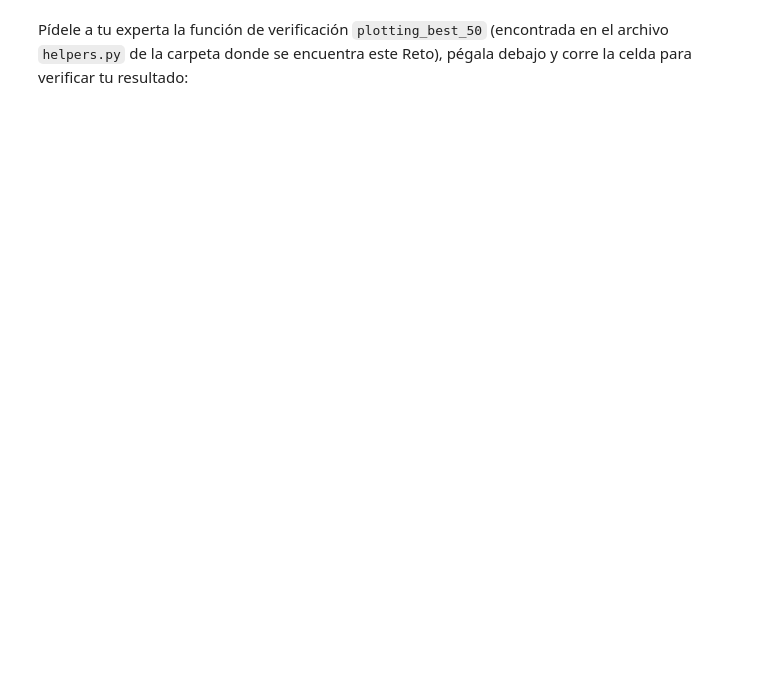
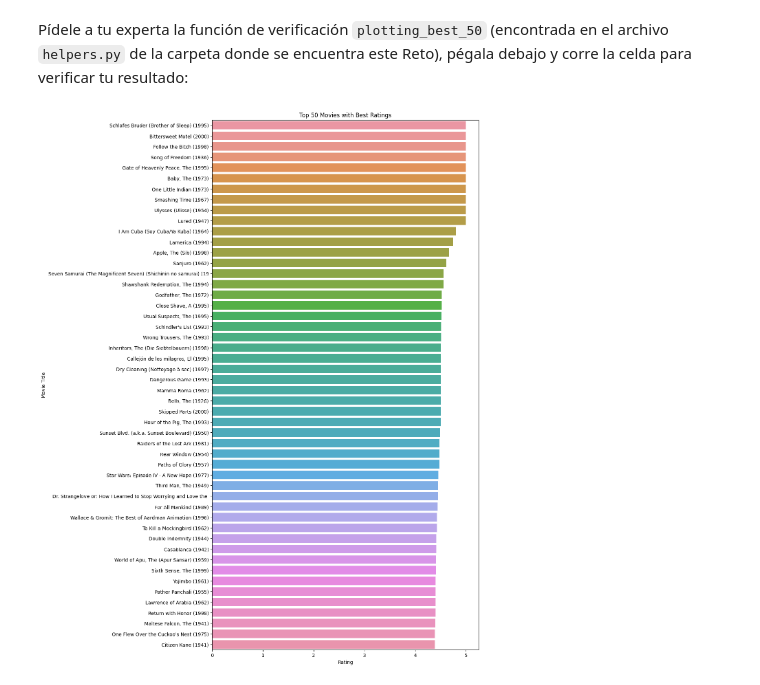
Before and after one commit to mornaeldernar/Bedu, a Jupyter notebook: Sesion-08/Reto-04/las_mejores_50.ipynb, the cells around one changed output. Cells and saved outputs as stored; diff of their text form; code cells hidden in the pictures; blank space fills up the shorter version.

```diff
--- a/Sesion-08/Reto-04/las_mejores_50.ipynb
+++ b/Sesion-08/Reto-04/las_mejores_50.ipynb
@@ -51,5 +52,10 @@ ratings.head()
 | 2 | 1 | 914 | 3 | 978301968 |
 | 3 | 1 | 3408 | 4 | 978300275 |
 | 4 | 1 | 2355 | 5 | 978824291 |
+# %%
+# ponemos los indices
+movies = movies.set_index('movies_id',drop=True)
+ratings = ratings.set_index(['movie_id','user_id'],drop=True)
 # %%
-top_50 = ratings.groupby('movie_id')['rating'].agg('mean').sort_values(ascending=False)[:50]
+# ordenamos la lista para ver cuales tienen el mejor rating y limitamos a 50
+top50 = ratings.groupby('movie_id')['rating'].agg('mean').sort_values(ascending=False)[:50]
@@ -84,0 +62,3 @@ las_mejores_50 =
+# %%
+#hacemos merge
+top50withmovie = pd.merge(top50, movies,left_index=True, right_index=True)
@@ -85,2 +74,6 @@ las_mejores_50 =
+# %%
+# seleccionamos que columnas y les cambiamos el nombre
+las_mejores_50 = top50withmovie[['movie', 'rating']]
+las_mejores_50.columns = ['title','rating']
 # %% [markdown]
 Pídele a tu experta la función de verificación `plotting_best_50` (encontrada en el archivo `helpers.py` de la carpeta donde se encuentra este Reto), pégala debajo y corre la celda para verificar tu resultado:
@@ -90,0 +80,13 @@ plotting_best_50(las_mejores_50)
+# %%
+# Pega aquí la función de verificación
+def plotting_best_50(las_mejores_50):
+    import seaborn as sns
+    import matplotlib.pyplot as plt
+
+    fig, ax = plt.subplots(figsize=(10, 20))
+    ax.set_title('Top 50 Movies with Best Ratings')
+    splot = sns.barplot(x=las_mejores_50['rating'], y=las_mejores_50['title'], ax=ax)
+    ax.set(xlabel='Rating', ylabel='Movie Title')
+plotting_best_50(las_mejores_50)
+# %% [output]
+[figure, added]
```
Also changed, not shown: parts of 12 cells of this notebook.
